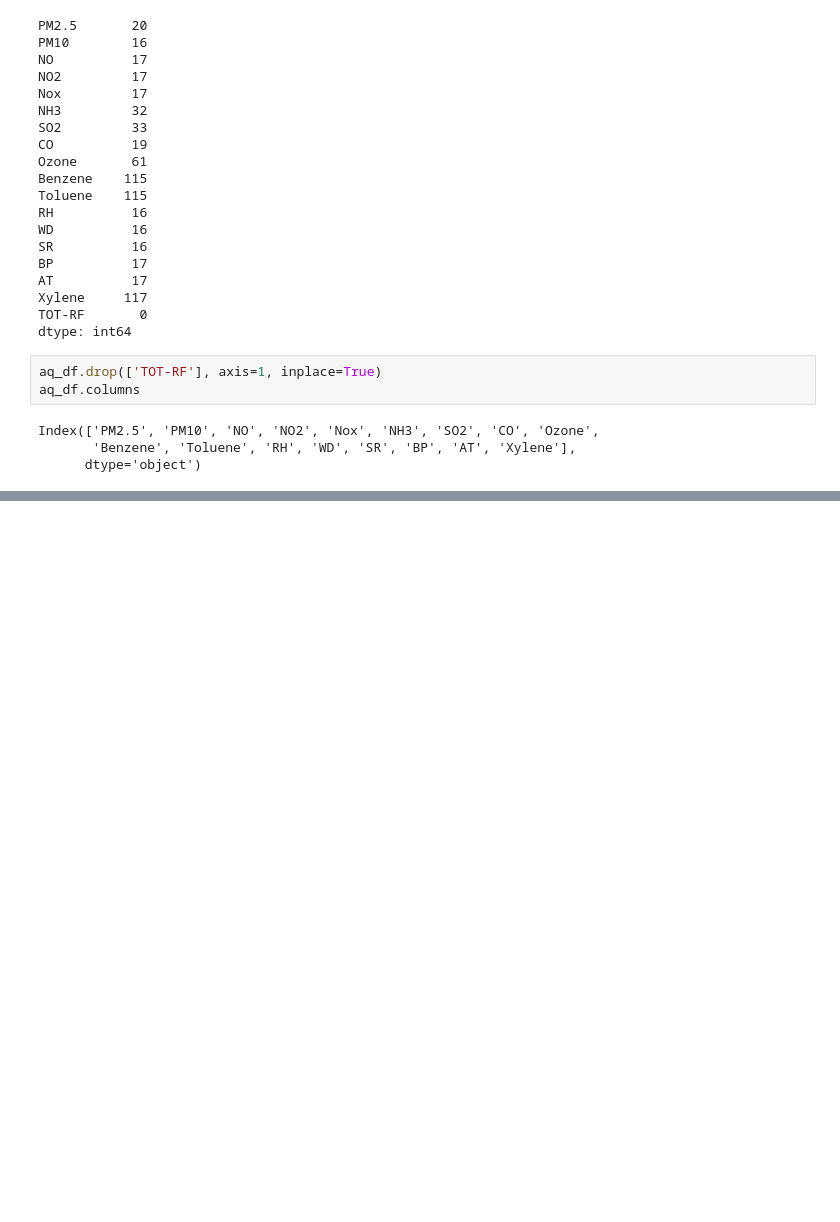
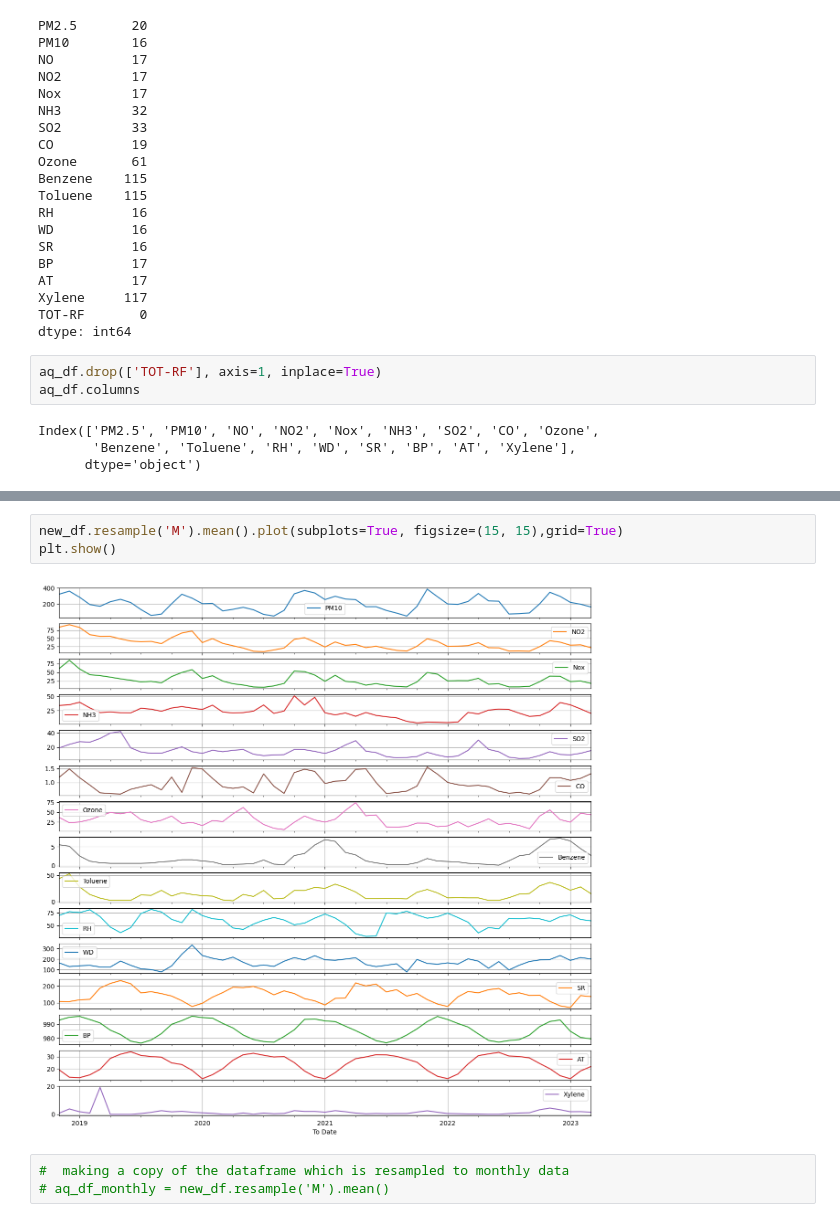
Before and after one commit to TheNobody-12/Ozone-Prediction-AIProject, a Jupyter notebook: OzoneModelTraining .ipynb, the cells around one changed output, grey strips where cells are left out. Cells and saved outputs as stored; diff of their text form; blank space fills up the shorter version.

```diff
--- a/OzoneModelTraining .ipynb
+++ b/OzoneModelTraining .ipynb
@@ -194,0 +281,8 @@ Index(['PM2.5', 'PM10', 'NO', 'NO2', 'Nox', 'NH3', 'SO2', 'CO', 'Ozone',
+# %%
+new_df.resample('M').mean().plot(subplots=True, figsize=(15, 15),grid=True)
+plt.show()
+# %% [output]
+[figure, added]
+# %%
+#  making a copy of the dataframe which is resampled to monthly data
+# aq_df_monthly = new_df.resample('M').mean()
```
Also changed, not shown: parts of 19 cells of this notebook, 1 other file.
